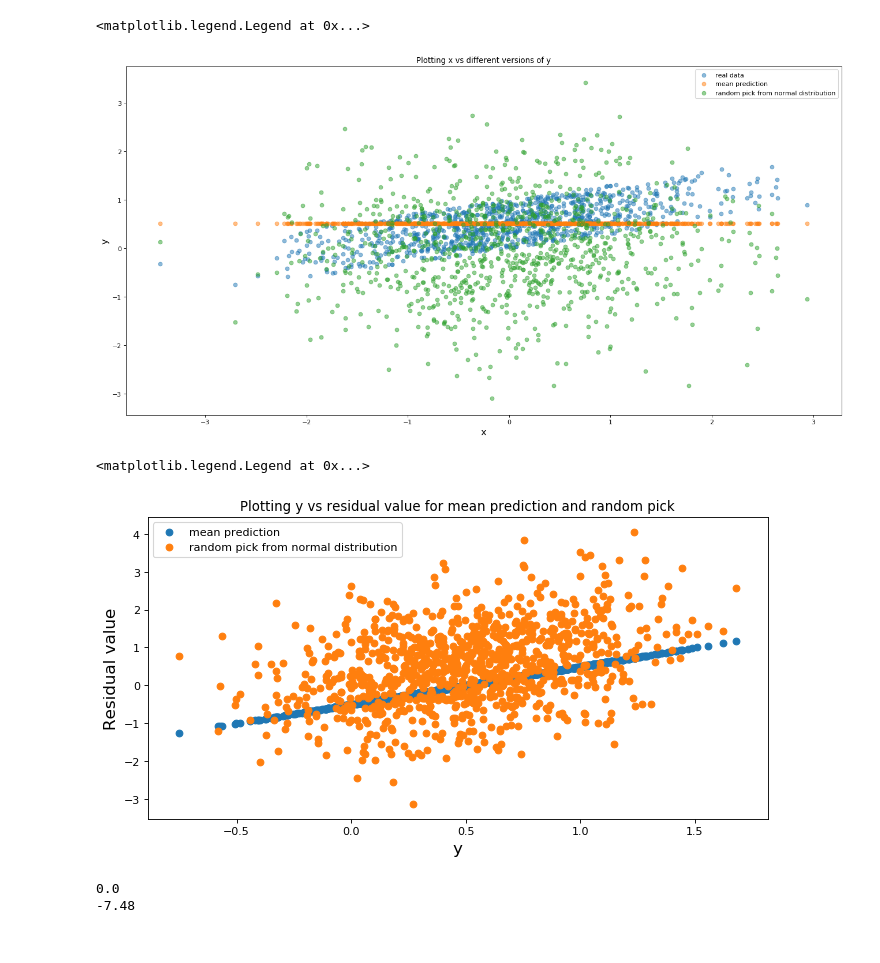
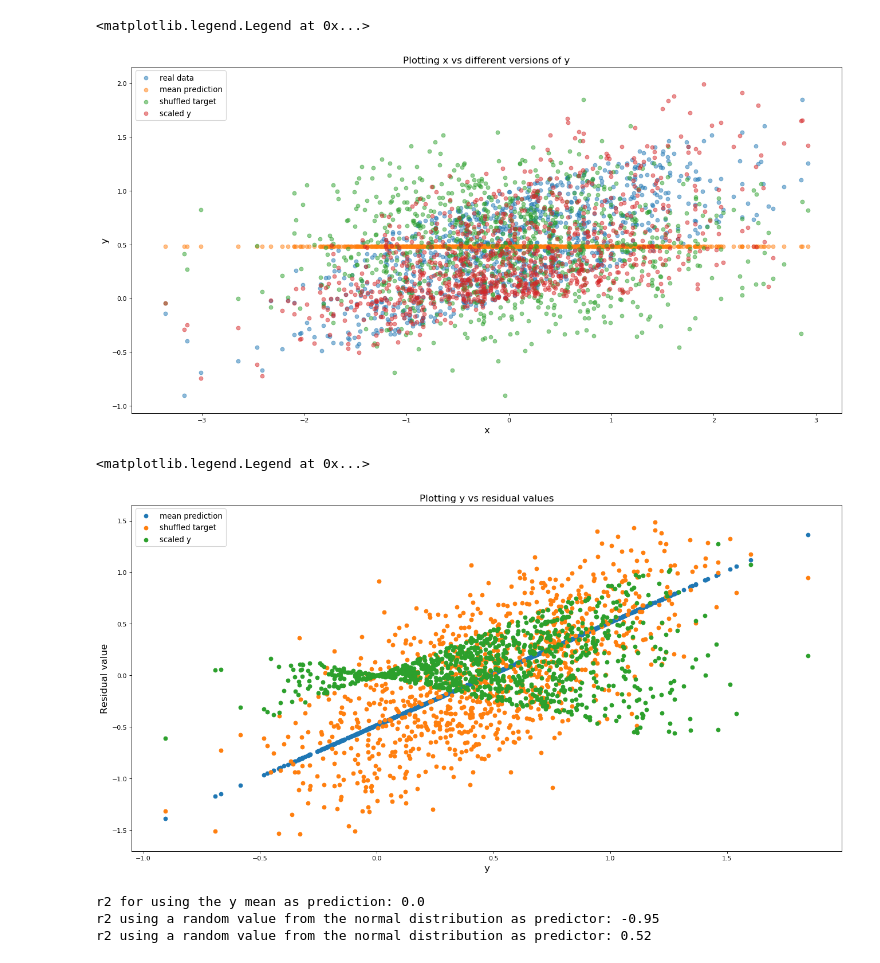
Before and after one commit to janrth/r2_experiment, a Jupyter notebook: r2_experiment.ipynb, the cells around one changed output. Saved outputs shown, nothing was run; the diff lists cells and outputs as text; code cells hidden in the pictures.

```diff
--- a/r2_experiment.ipynb
+++ b/r2_experiment.ipynb
@@ -14,8 +14,9 @@ y =  .3 * x + error #define target as linear function from x
 x_list = [x, y]
 label_list = ['x', 'y']
 
+plt.figure(num = None, figsize=(10, 5), dpi = 60) #set settings of plot
 for i,v in enumerate(x_list):
-    plt.hist(v, label = label_list[i]) #plot histogram of x
-plt.legend()
+    plt.hist(v, label = label_list[i], bins = 50) #plot histogram of x
+plt.legend(fontsize = 12)
 # %% [output]
 <matplotlib.legend.Legend at 0x...>
@@ -33,12 +35,7 @@ cor between x and y: 0.7
 #Now we generate different y predictions and look at our r2:
 mean = np.mean(y)
 y_pred_mean = [mean] * n #take mean value of y as prediction
-y_pred_random_normal = np.random.normal(mu, sigma, size = (n,)) #take a normal distribution and pick y prediction randomly
+y_pred_random_shuffle = y.copy() #copy y to perform a random shuffle on the variables
+random.shuffle(y_pred_random_shuffle) #shuffle y and use this new y as a random prediction
+scalling_factor = np.random.uniform(0.1, 1.5, size=(n,)) #defining uniform scalling factors between 0.1 and 1.5
+y_pred_scaled = scalling_factor * y #re-scale the target using individual scaling factors for each y_i
-# %%
-#Plot distribution of x and y
-y_list = [y, y_pred_random_normal]
-label_list = ['y real', 'random pick from normal distribution']
-
-for i,v in enumerate(y_list):
-    plt.hist(v, bins = 25, alpha = 0.35, label = label_list[i]) #plot histogram of x
-plt.legend()
@@ -48,7 +42,8 @@ plt.legend()
 # %%
-y_list = [y, y_pred_mean, y_pred_random_normal]
+y_list = [y, y_pred_mean, y_pred_random_shuffle, y_pred_scaled]
+label_list = ['real data', 'mean prediction', 'shuffled target', 'scaled y']
+
 plt.figure(num = None, figsize=(20, 10), dpi = 80) #set settings of plot
-label_list = ['real data', 'mean prediction', 'random pick from normal distribution']
 
 for i,v in enumerate(y_list):
     residual = y - v
@@ -56,32 +51,34 @@ for i,v in enumerate(y_list):
 
 plt.xlabel('x', fontsize = 15) #xlabel
 plt.ylabel('y', fontsize = 15) #ylabel
-plt.title('Plotting x vs different versions of y')
-plt.legend()
+plt.title('Plotting x vs different versions of y', fontsize = 15)
+plt.legend(fontsize = 12)
 # %% [output]
 <matplotlib.legend.Legend at 0x...>
-[figure, old version]
+[figure, new version]
 # %%
-y_list = [y_pred_mean, y_pred_random_normal]
+y_list = [y_pred_mean, y_pred_random_shuffle, y_pred_scaled]
+label_list = ['mean prediction', 'shuffled target', 'scaled y']
+
 plt.figure(num = None, figsize=(20, 10), dpi = 80) #set settings of plot
-label_list = ['mean prediction', 'random pick from normal distribution']
 
 for i,v in enumerate(y_list):
     residual = y - v
     plt.scatter(y, residual, label = label_list[i]) #plot the data
 
 plt.xlabel('y', fontsize = 15) #xlabel
 plt.ylabel('Residual value', fontsize = 15) #ylabel
-plt.title('Plotting y vs residual value for mean prediction and random pick')
-plt.legend(fontsize = 10)
+plt.title('Plotting y vs residual values', fontsize = 15)
+plt.legend(fontsize = 12)
 # %% [output]
 <matplotlib.legend.Legend at 0x...>
-[figure, old version]
+[figure, new version]
 # %%
 #Now measure the r2
-
-print(metrics.r2_score(y, y_pred_mean))
-print(round(metrics.r2_score(y, y_pred_random_normal),2))
+print('r2 for using the y mean as prediction:', metrics.r2_score(y, y_pred_mean))
+print('r2 using a random value from the normal distribution as predictor:', round(metrics.r2_score(y, y_pred_random_shuffle),2))
+print('r2 using a random value from the normal distribution as predictor:', round(metrics.r2_score(y, y_pred_scaled),2))
 # %% [output]
-0.0
--7.48
+r2 for using the y mean as prediction: 0.0
+r2 using a random value from the normal distribution as predictor: -0.95
+r2 using a random value from the normal distribution as predictor: 0.52
```
Also changed, not shown: parts of 3 cells of this notebook.
